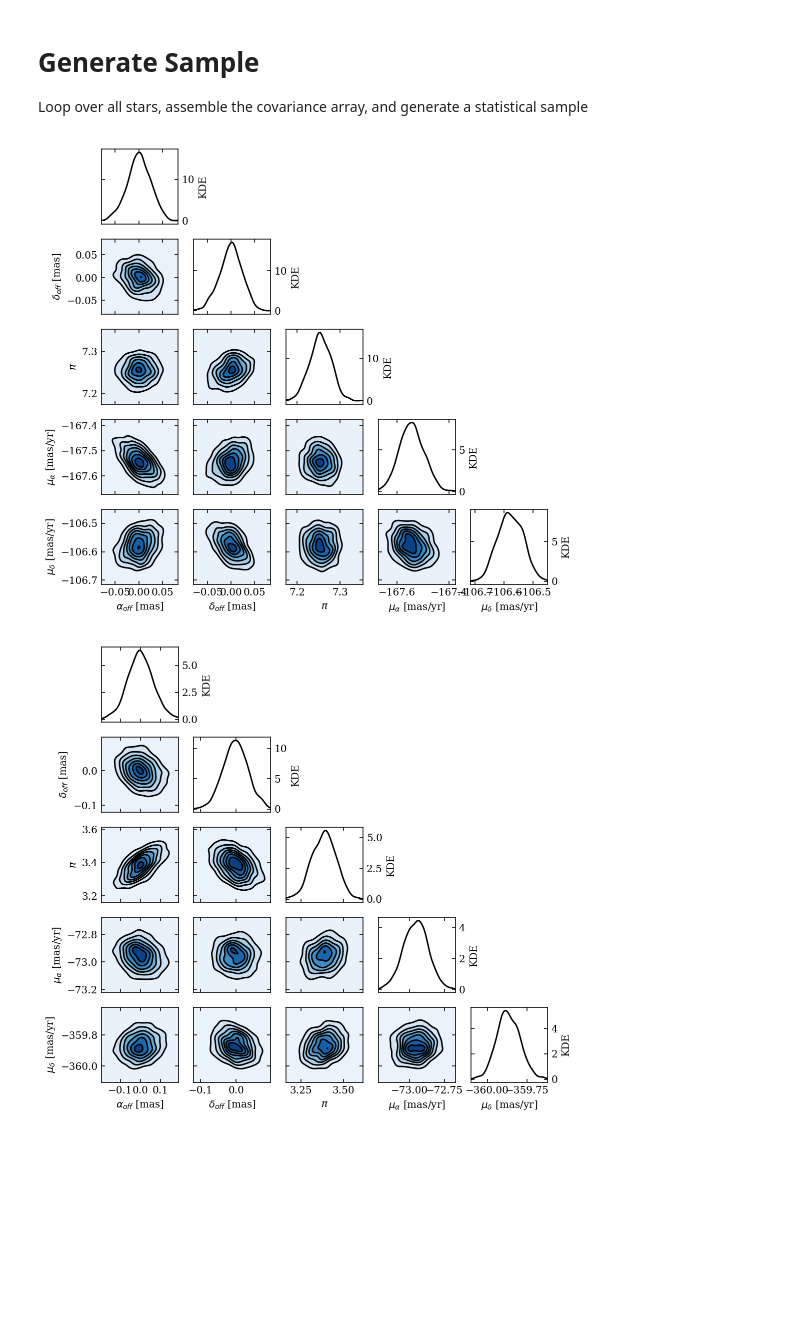
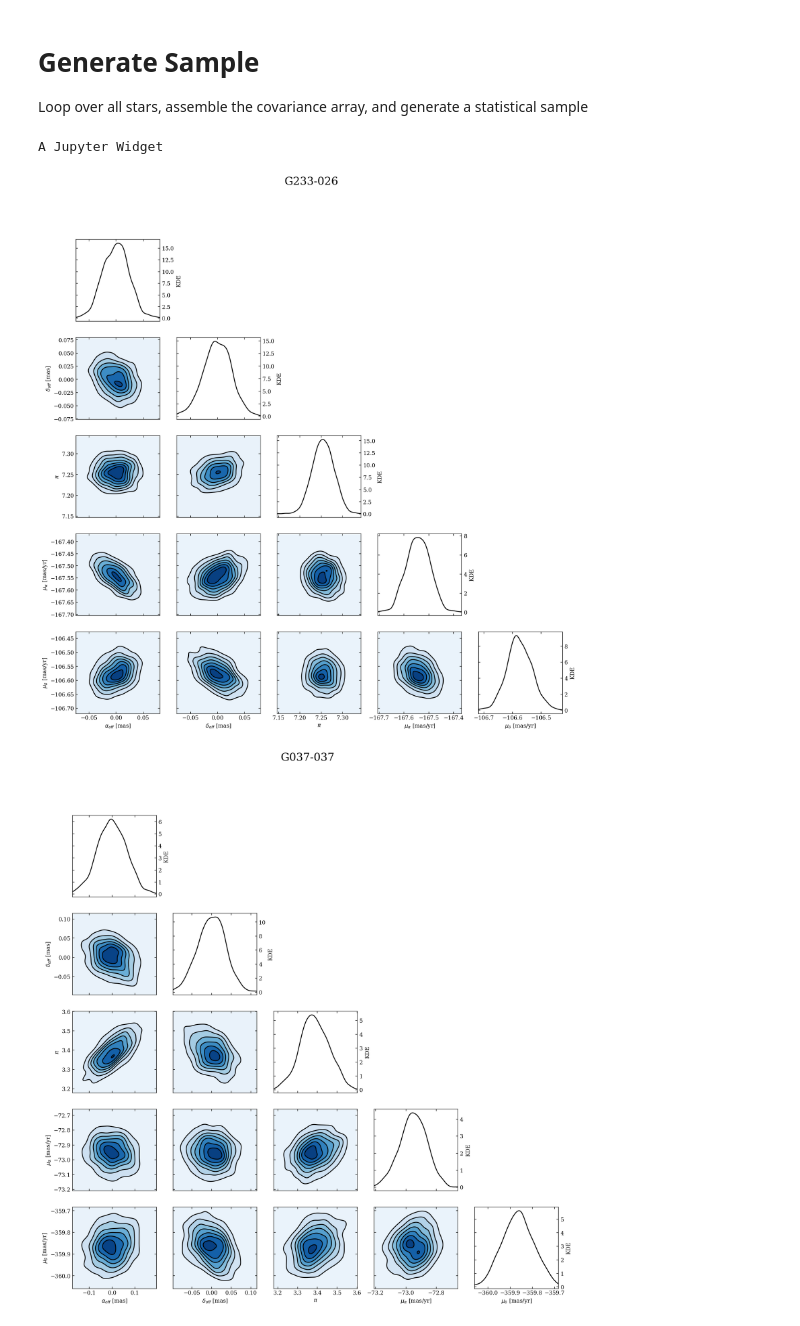
Before and after one commit to jamesmlane/OHStars, a Jupyter notebook: notebooks/1-sample_gaia_data/sample_gaia_data.ipynb, the cells around one changed output. Drawn from its saved outputs; the diff is of its cells as text; code cells hidden in the pictures; blank space fills up the shorter version.

```diff
--- a/notebooks/1-sample_gaia_data/sample_gaia_data.ipynb
+++ b/notebooks/1-sample_gaia_data/sample_gaia_data.ipynb
@@ -92,7 +73,7 @@ vrad_error = np.array([])
 ps_abbr = np.array(['ra','dec','parallax','pmra','pmdec'])
 
 # Loop over all stars
-for i in range(n_stars):
+for i in tqdm_nb(range(n_stars)):
 
     # First gather the means:
     means = np.zeros(5)
@@ -111,32 +92,35 @@ for i in range(n_stars):
             if j == k:
                 cov[j,k] = tab[i][ps_abbr[j]+'_error']**2
             else:
                 try:
                     corr = tab[i][ps_abbr[j]+'_'+ps_abbr[k]+'_corr']
                 except KeyError:
                     corr = tab[i][ps_abbr[k]+'_'+ps_abbr[j]+'_corr']
                 cov[j,k] = tab[i][ps_abbr[j]+'_error'] * tab[i][ps_abbr[k]+'_error'] * corr
             ##ie
         ###k
     ###j
 
     # Sample from the covariance matrix
     samples = np.random.multivariate_normal( means, cov, size=1000 )
     sample_labels = np.array([r'$\alpha_{off}$ [mas]',
                               r'$\delta_{off}$ [mas]',
                               r'$\pi$',
                               r'$\mu_{\alpha}$ [mas/yr]',
                               r'$\mu_{\delta}$ [mas/yr]'])
 
     # Make RA/Dec offsets (already in mas)
     samples[:,0] = (samples[:,0]-means[0])
     samples[:,1] = (samples[:,1]-means[1])
 
     # Create the stair plot
     fig, axs = ohstars.plot.staircase_plot(samples, sample_labels)
+    fig.set_size_inches(16, 16)
+    fig.suptitle(star_names[i], fontsize=20)
     fig.savefig('plots/'+star_names[i]+'_stair_plot.pdf')
 
 ###i
 # %% [output]
+A Jupyter Widget
-[figure, old version]
+[figure, new version]
-[figure, old version]
+[figure, new version]
```
Also changed, not shown: parts of 6 cells of this notebook.
